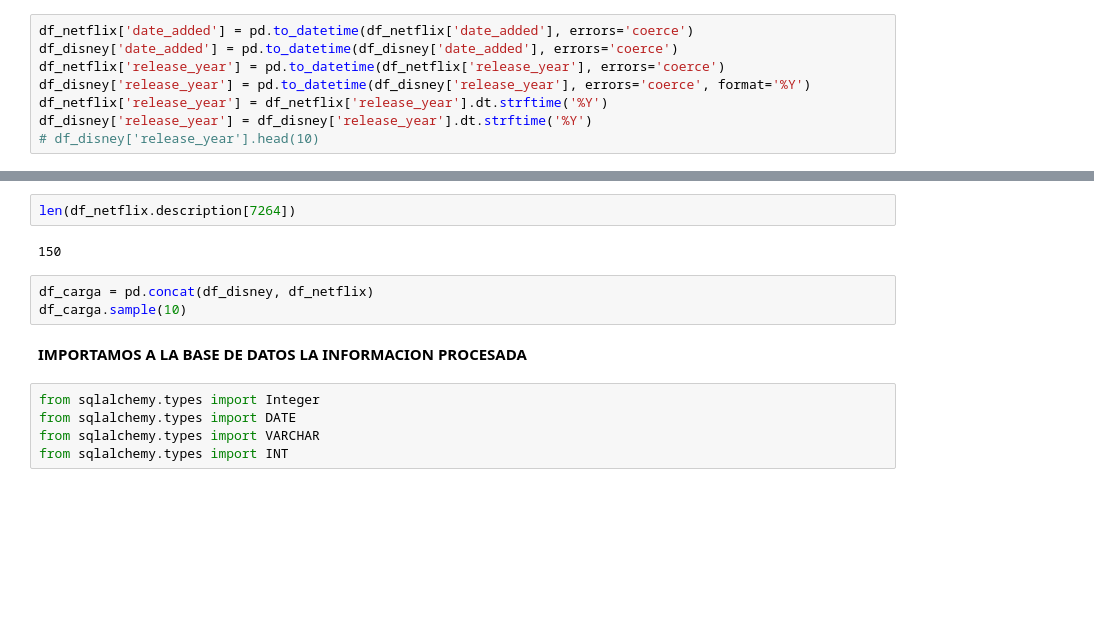
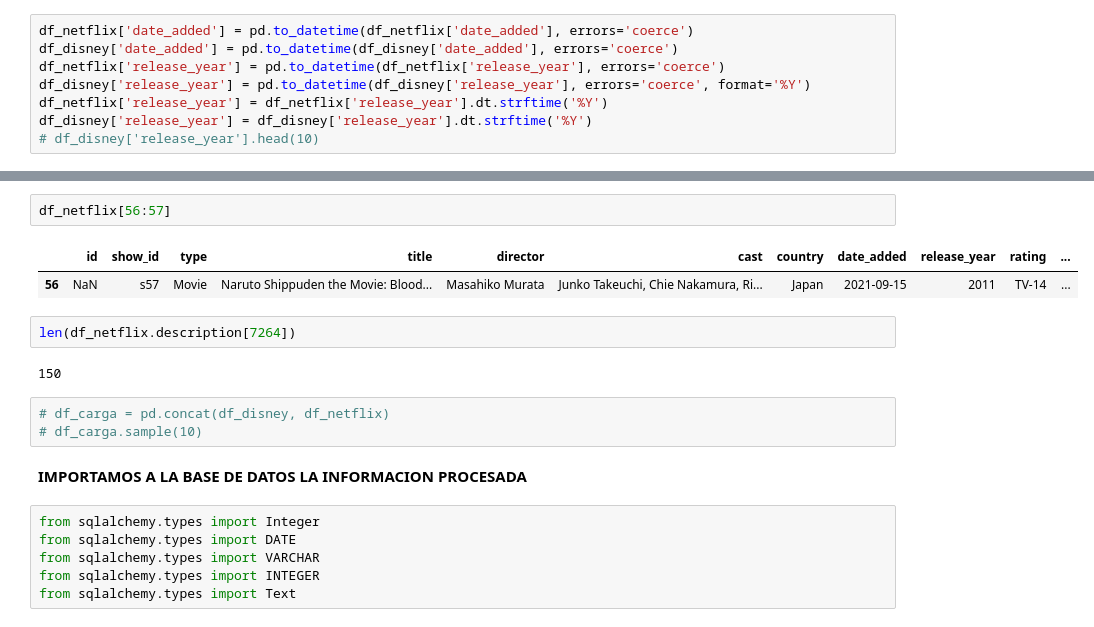
Before and after one commit to leandrokategora/General, a Jupyter notebook: Data/Carga/data_clean.ipynb, the cells around one changed output, grey strips where cells are left out. Cells and saved outputs as stored; diff of their text form; blank space fills up the shorter version.

```diff
--- a/Data/Carga/data_clean.ipynb
+++ b/Data/Carga/data_clean.ipynb
@@ -146,15 +137,21 @@ df_netflix.sample(5)
+# %%
+df_netflix[56:57]
+# %% [output]
+|  | id | show_id | type | title | director | cast | country | date_added | release_year | rating | ... |
+| 56 | NaN | s57 | Movie | Naruto Shippuden the Movie: Blood... | Masahiko Murata | Junko Takeuchi, Chie Nakamura, Ri... | Japan | 2021-09-15 | 2011 | TV-14 | ... |
 # %%
 len(df_netflix.description[7264])
 # %% [output]
 150
 # %%
-df_carga = pd.concat(df_disney, df_netflix)
-df_carga.sample(10)
+# df_carga = pd.concat(df_disney, df_netflix)
+# df_carga.sample(10)
 # %% [markdown]
 **IMPORTAMOS A LA BASE DE DATOS LA INFORMACION PROCESADA**
 # %%
 from sqlalchemy.types import Integer
 from sqlalchemy.types import DATE
 from sqlalchemy.types import VARCHAR
-from sqlalchemy.types import INT
+from sqlalchemy.types import INTEGER
+from sqlalchemy.types import Text
 # %%
```
Also changed, not shown: parts of 12 cells of this notebook, 4 other files.
